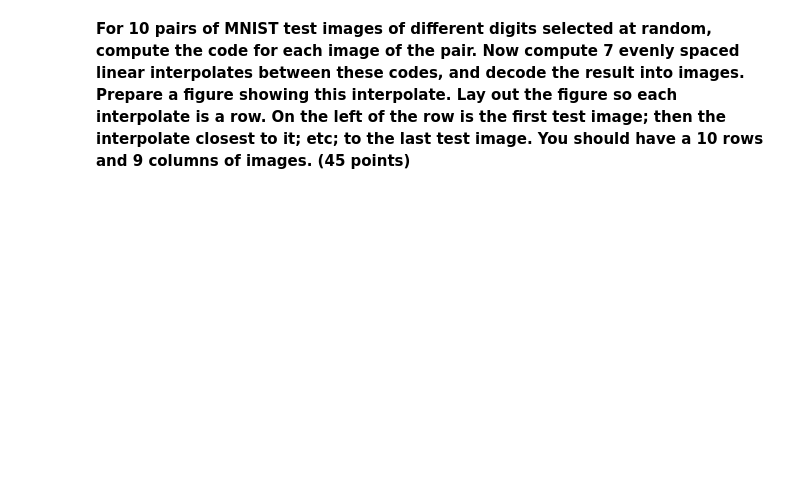
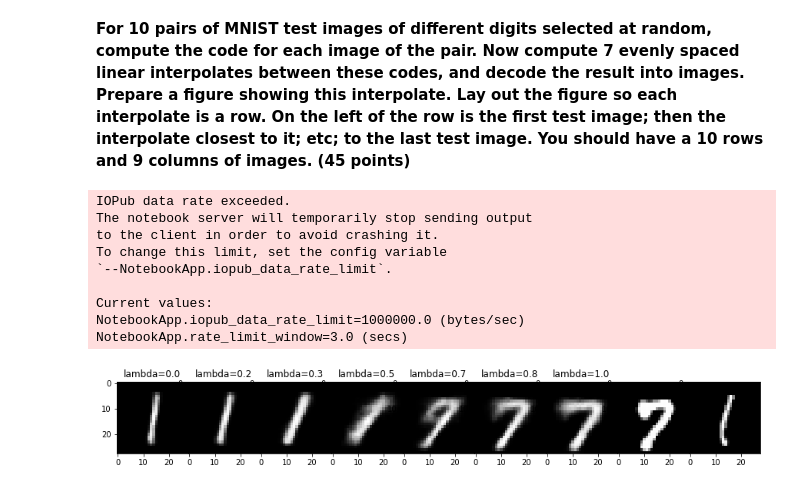
Before and after one commit to basliyal/aml-homeworks, a Jupyter notebook: HW9.ipynb, the cells around one changed output. Cells and saved outputs as stored; diff of their text form; code cells hidden in the pictures; blank space fills up the shorter version.

```diff
--- a/HW9.ipynb
+++ b/HW9.ipynb
@@ -407,0 +416,40 @@ plt.show()
+# %%
+print(digits)
+## YOUR CODE HERE ##
+digits = [[] for _ in range(10)]
+for img_batch, label_batch in test_loader:
+    for i in range(img_batch.size(0)):
+        digits[label_batch[i]].append(img_batch[i:i+1])
+    if sum(len(d) for d in digits) >= 1000:
+        break;
+# similar_pairs[i] contains two images indexed at 0 and 1 that have images of the digit i
+
+## YOUR CODE HERE ##
+lambda_range=np.linspace(0,1,7)
+
+fig, axs = plt.subplots(1,9, figsize=(15, 5))
+fig.subplots_adjust(hspace = .5, wspace=.001)
+axs = axs.ravel()
+
+for ind,l in enumerate(lambda_range):
+    inter_image=create_interpolates(digits[7][0], digits[1][0],float(l),vae)
+    inter_image = to_img(inter_image)
+    image = inter_image.numpy()
+    axs[ind].imshow(image[0,0,:,:], cmap='gray')
+    axs[ind].set_title('lambda='+str(round(l,1)))
+im1 = to_img(digits[7][0]).numpy()
+im2 = to_img(digits[1][0]).numpy()
+axs[7].imshow(im1[0,0,:,:],cmap='gray')
+axs[8].imshow(im2[0,0,:,:],cmap='gray')
+plt.show()
+# %% [output]
+IOPub data rate exceeded.
+The notebook server will temporarily stop sending output
+to the client in order to avoid crashing it.
+To change this limit, set the config variable
+`--NotebookApp.iopub_data_rate_limit`.
+
+Current values:
+NotebookApp.iopub_data_rate_limit=1000000.0 (bytes/sec)
+NotebookApp.rate_limit_window=3.0 (secs)
+[figure, added]
```
Also changed, not shown: parts of 2 cells of this notebook.
